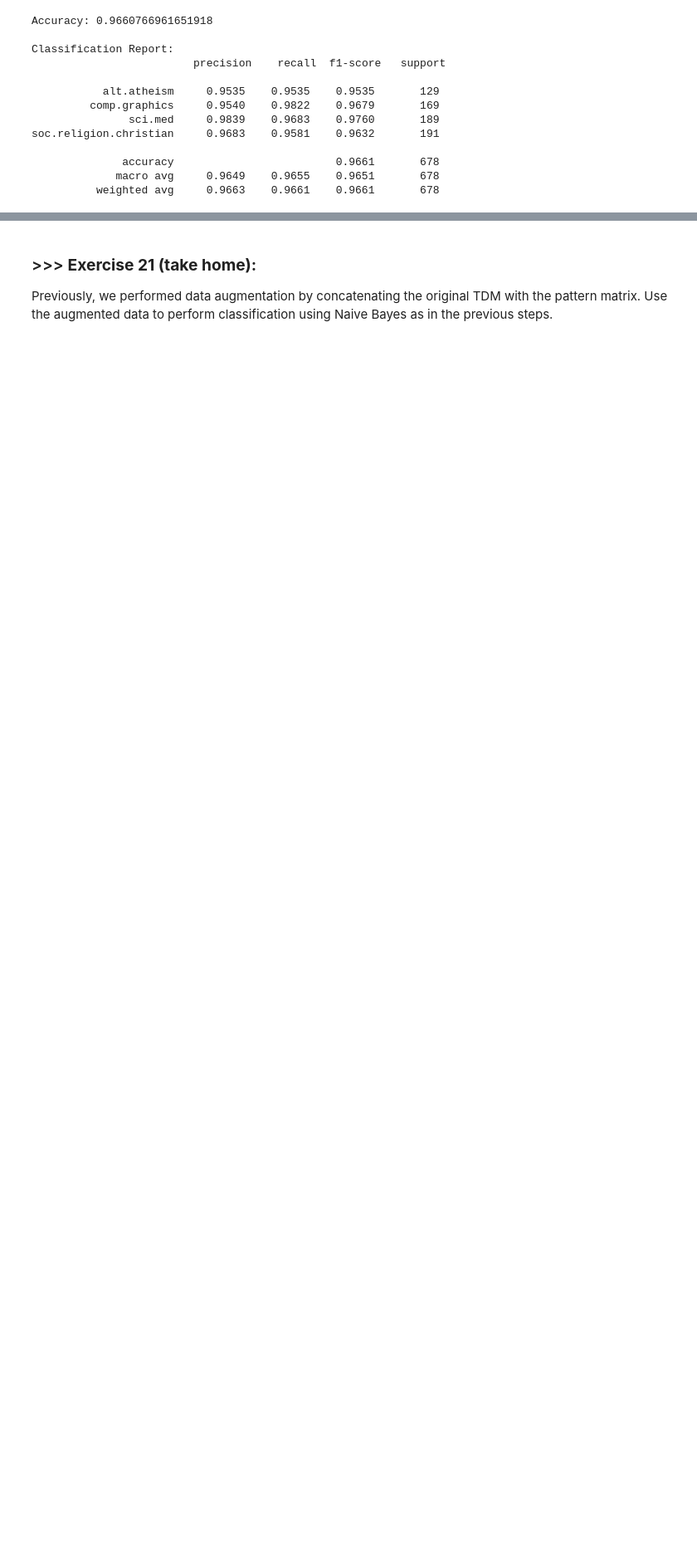
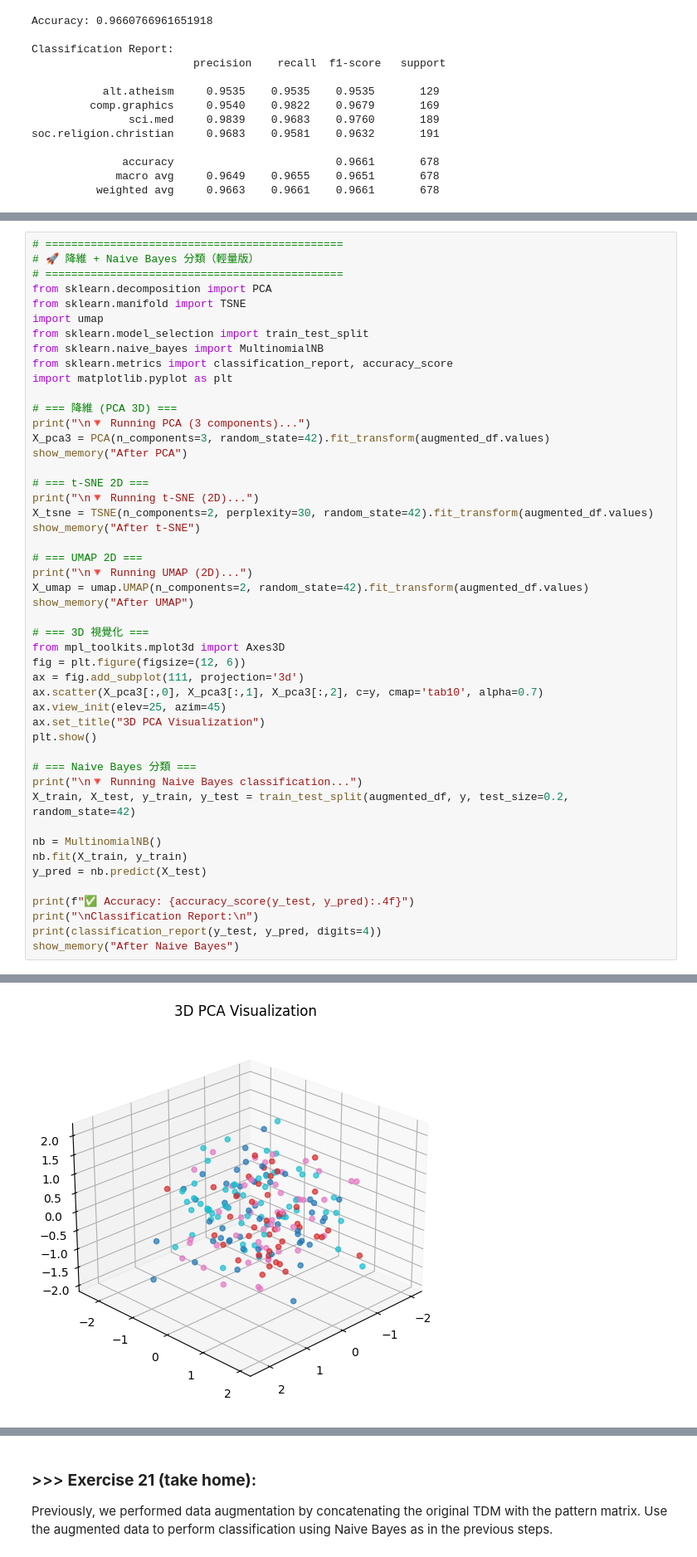
Before and after one commit to ElmaLee168/DM2025-Lab1-Exercise, a Jupyter notebook: DM2025-Lab1-Master.ipynb, the cells around one changed output, grey strips where cells are left out. Shown at 83% size. Cells and saved outputs as stored; diff of their text form; blank space fills up the shorter version.

```diff
--- a/DM2025-Lab1-Master.ipynb
+++ b/DM2025-Lab1-Master.ipynb
@@ -2692,0 +2767,49 @@ soc.religion.christian     0.9683    0.9581    0.9632       191
+# %%
+# ==============================================
+# 🚀 降維 + Naive Bayes 分類（輕量版）
+# ==============================================
+from sklearn.decomposition import PCA
+from sklearn.manifold import TSNE
+import umap
+from sklearn.model_selection import train_test_split
+from sklearn.naive_bayes import MultinomialNB
+from sklearn.metrics import classification_report, accuracy_score
+import matplotlib.pyplot as plt
+
+# === 降維 (PCA 3D) ===
+print("\n🔻 Running PCA (3 components)...")
+X_pca3 = PCA(n_components=3, random_state=42).fit_transform(augmented_df.values)
+show_memory("After PCA")
+
+# === t-SNE 2D ===
+print("\n🔻 Running t-SNE (2D)...")
+X_tsne = TSNE(n_components=2, perplexity=30, random_state=42).fit_transform(augmented_df.values)
+show_memory("After t-SNE")
+
+# === UMAP 2D ===
+print("\n🔻 Running UMAP (2D)...")
+X_umap = umap.UMAP(n_components=2, random_state=42).fit_transform(augmented_df.values)
+show_memory("After UMAP")
+
+# === 3D 視覺化 ===
+from mpl_toolkits.mplot3d import Axes3D
+fig = plt.figure(figsize=(12, 6))
+ax = fig.add_subplot(111, projection='3d')
+ax.scatter(X_pca3[:,0], X_pca3[:,1], X_pca3[:,2], c=y, cmap='tab10', alpha=0.7)
+ax.view_init(elev=25, azim=45)
+ax.set_title("3D PCA Visualization")
+plt.show()
+
+# === Naive Bayes 分類 ===
+print("\n🔻 Running Naive Bayes classification...")
+X_train, X_test, y_train, y_test = train_test_split(augmented_df, y, test_size=0.2, random_state=42)
+
+nb = MultinomialNB()
+nb.fit(X_train, y_train)
+y_pred = nb.predict(X_test)
+
+print(f"✅ Accuracy: {accuracy_score(y_test, y_pred):.4f}")
+print("\nClassification Report:\n")
+print(classification_report(y_test, y_pred, digits=4))
+show_memory("After Naive Bayes")
+# %% [output]
@@ -2692,0 +2824 @@ soc.religion.christian     0.9683    0.9581    0.9632       191
+[figure, added]
```
Also changed, not shown: parts of 19 cells of this notebook, 3 other files.
